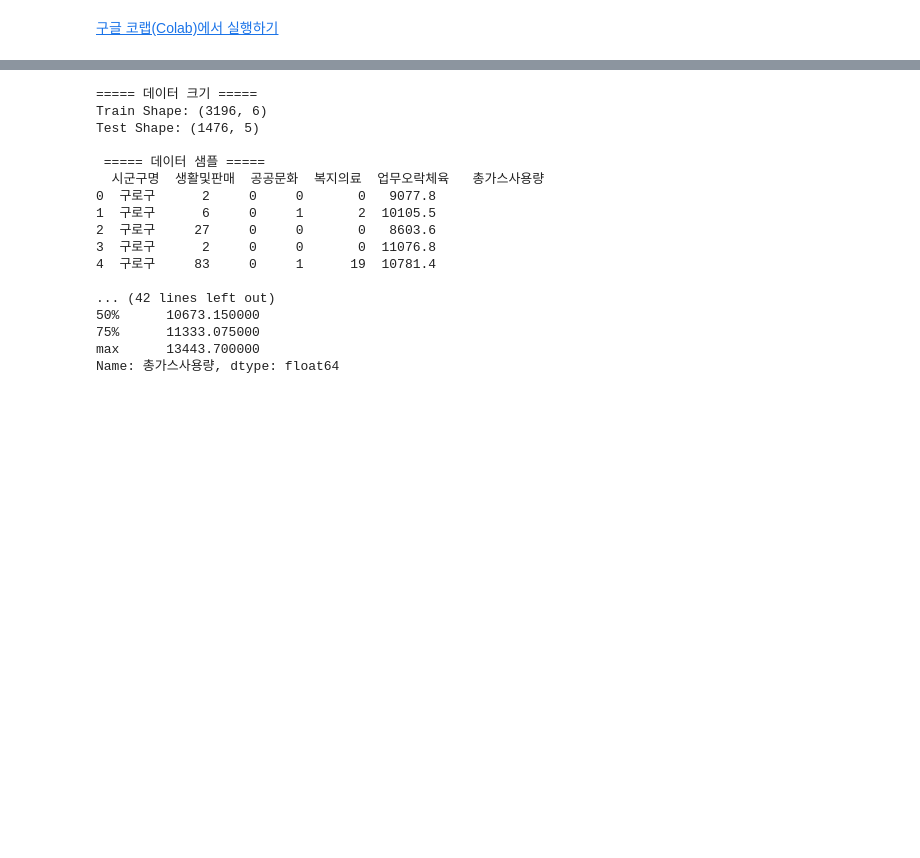
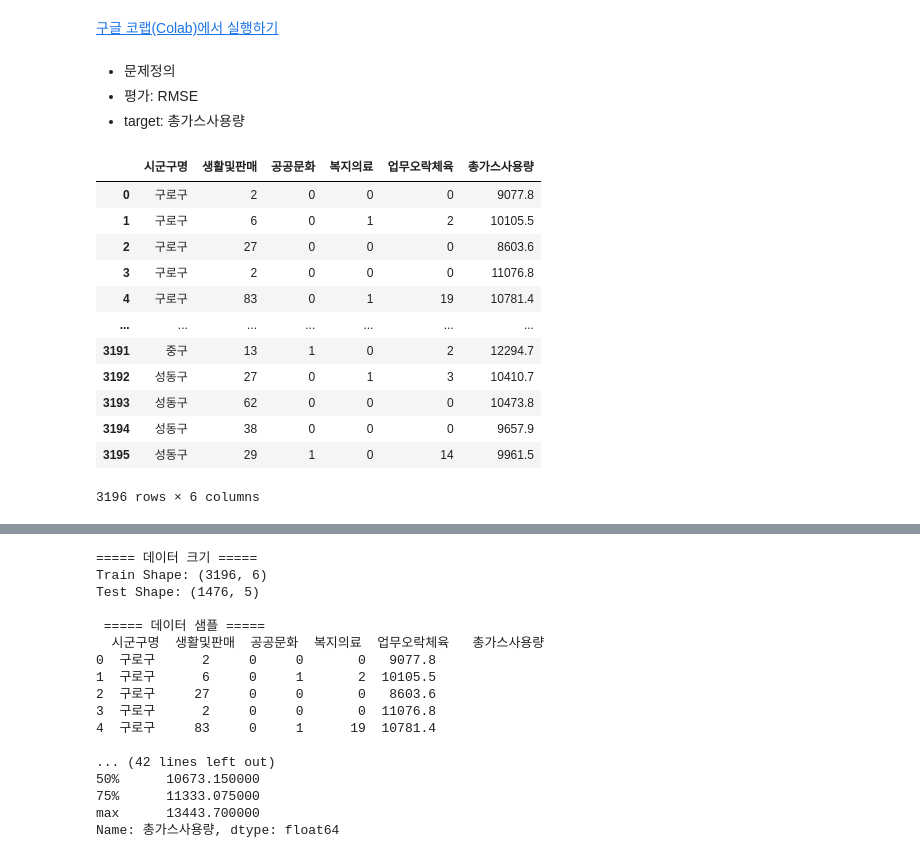
Before and after one commit to sohyun23/Big-Data-Analysis-, a Jupyter notebook: part4/ch10/p10_type2.ipynb, the cells around one changed output, grey strips where cells are left out. Drawn from its saved outputs; the diff is of its cells as text; code cells hidden in the pictures; blank space fills up the shorter version.

```diff
--- a/part4/ch10/p10_type2.ipynb
+++ b/part4/ch10/p10_type2.ipynb
@@ -1,2 +1,27 @@
 # %% [markdown]
 [구글 코랩(Colab)에서 실행하기](https://colab.research.google.com/github/lovedlim/bae-v3/blob/main/part4/ch10/p10_type2.ipynb)
+# %% [markdown]
+
+
+*  문제정의
+*  평가: RMSE
+*  target: 총가스사용량
+# %%
+import pandas as pd
+train = pd.read_csv("https://raw.githubusercontent.com/lovedlim/bae-v3/main/part4/ch10/gas_train.csv")
+test = pd.read_csv("https://raw.githubusercontent.com/lovedlim/bae-v3/main/part4/ch10/gas_test.csv")
+train
+# %% [output]
+|  | 시군구명 | 생활및판매 | 공공문화 | 복지의료 | 업무오락체육 | 총가스사용량 |
+| 0 | 구로구 | 2 | 0 | 0 | 0 | 9077.8 |
+| 1 | 구로구 | 6 | 0 | 1 | 2 | 10105.5 |
+| 2 | 구로구 | 27 | 0 | 0 | 0 | 8603.6 |
+| 3 | 구로구 | 2 | 0 | 0 | 0 | 11076.8 |
+| 4 | 구로구 | 83 | 0 | 1 | 19 | 10781.4 |
+| ... | ... | ... | ... | ... | ... | ... |
+| 3191 | 중구 | 13 | 1 | 0 | 2 | 12294.7 |
+| 3192 | 성동구 | 27 | 0 | 1 | 3 | 10410.7 |
+| 3193 | 성동구 | 62 | 0 | 0 | 0 | 10473.8 |
+| 3194 | 성동구 | 38 | 0 | 0 | 0 | 9657.9 |
+| 3195 | 성동구 | 29 | 1 | 0 | 14 | 9961.5 |
+3196 rows × 6 columns
```
Also changed, not shown: parts of 9 cells of this notebook.
